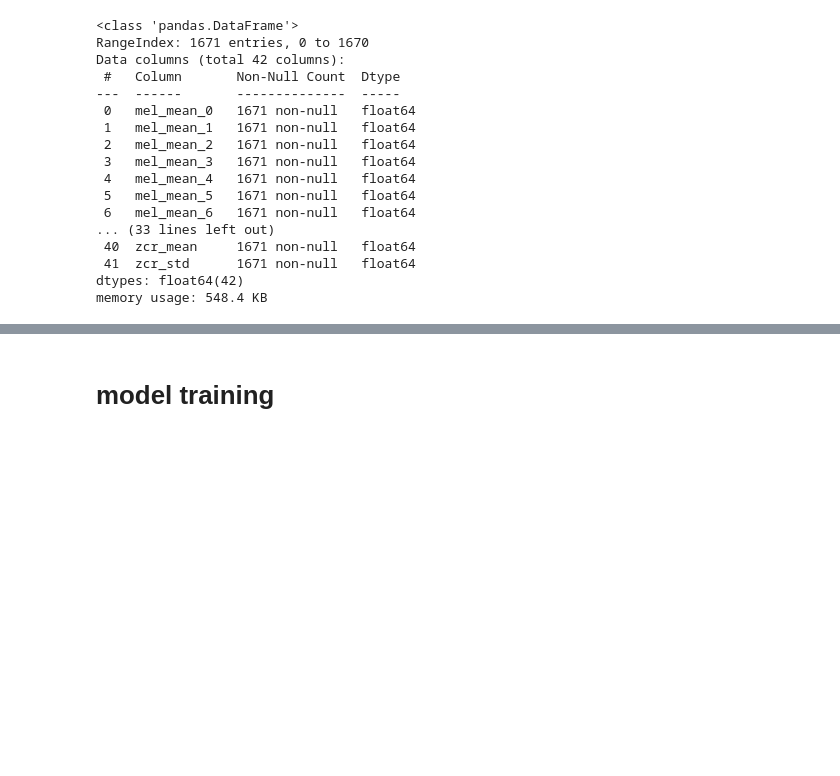
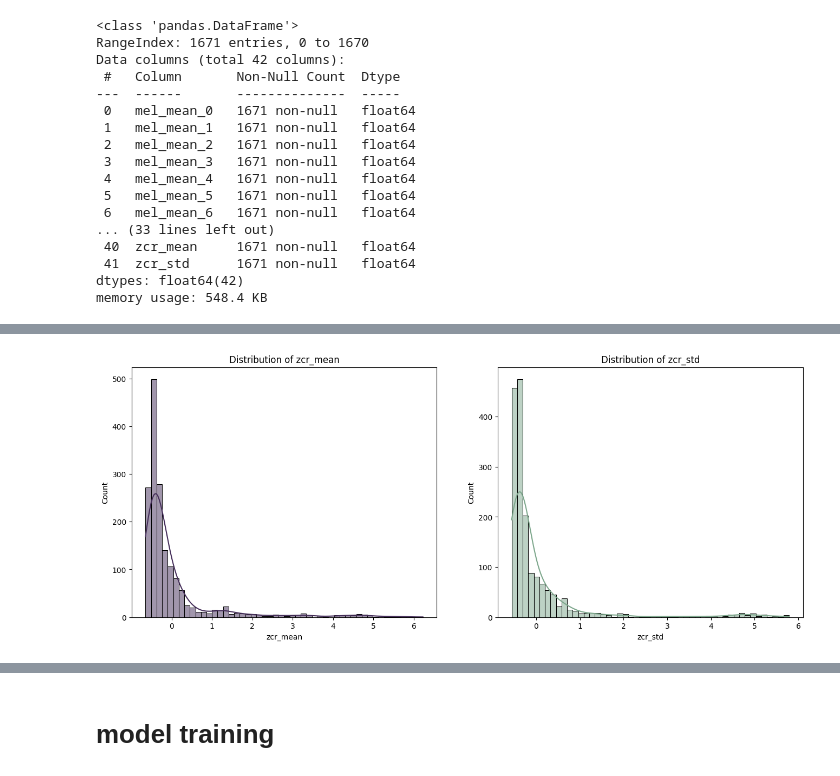
Before and after one commit to TetianaSoroka/kr_sounds_classifier, a Jupyter notebook: project/mn.ipynb, the cells around one changed output, grey strips where cells are left out. Drawn from its saved outputs; the diff is of its cells as text; code cells hidden in the pictures; blank space fills up the shorter version.

```diff
--- a/project/mn.ipynb
+++ b/project/mn.ipynb
@@ -301,0 +355,24 @@ memory usage: 548.4 KB
+# %%
+f, axs = plt.subplots(1, 2, figsize=(16, 6))
+sns.histplot(
+    X_train_df['zcr_mean'],
+    bins=50,
+    kde=True,
+    ax=axs[0],
+    color='#452E5A'
+    )
+
+axs[0].set_title("Distribution of zcr_mean")
+
+sns.histplot(
+    X_train_df['zcr_std'],
+    bins=50,
+    kde=True,
+    ax=axs[1],
+    color='#7DA78C'
+    )
+
+axs[1].set_title("Distribution of zcr_std")
+plt.show()
+# %% [output]
+[figure, added]
```
Also changed, not shown: parts of 13 cells of this notebook.
